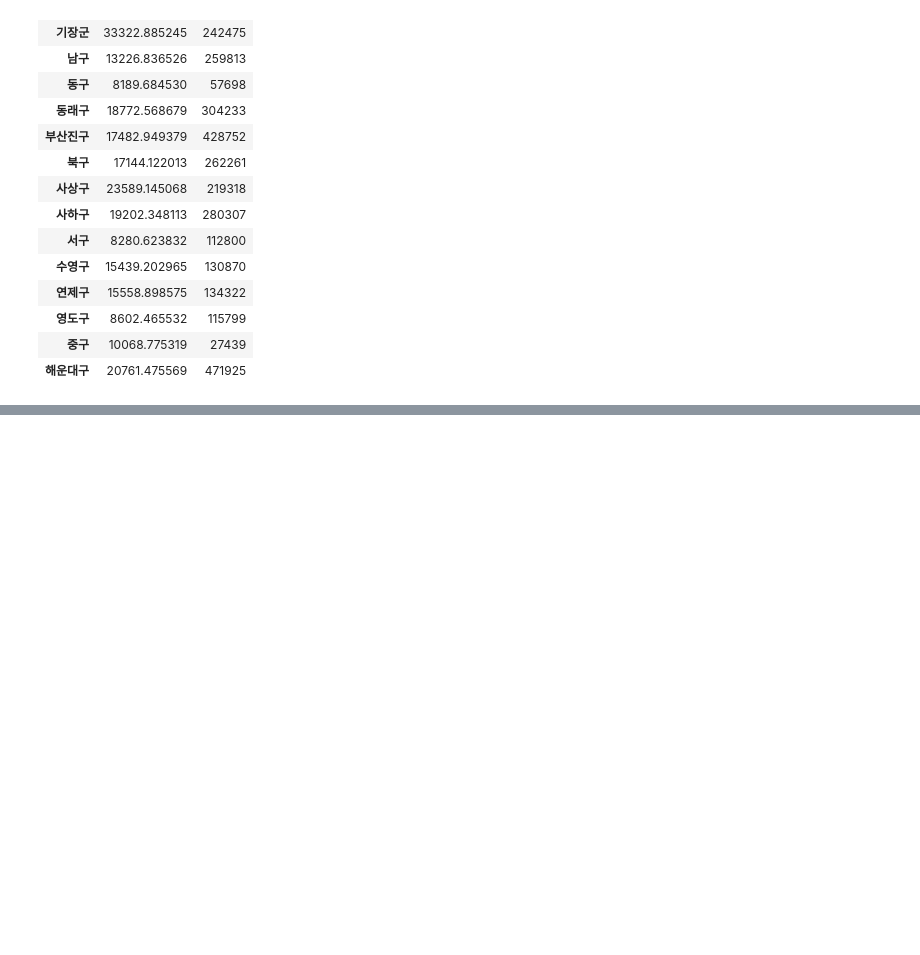
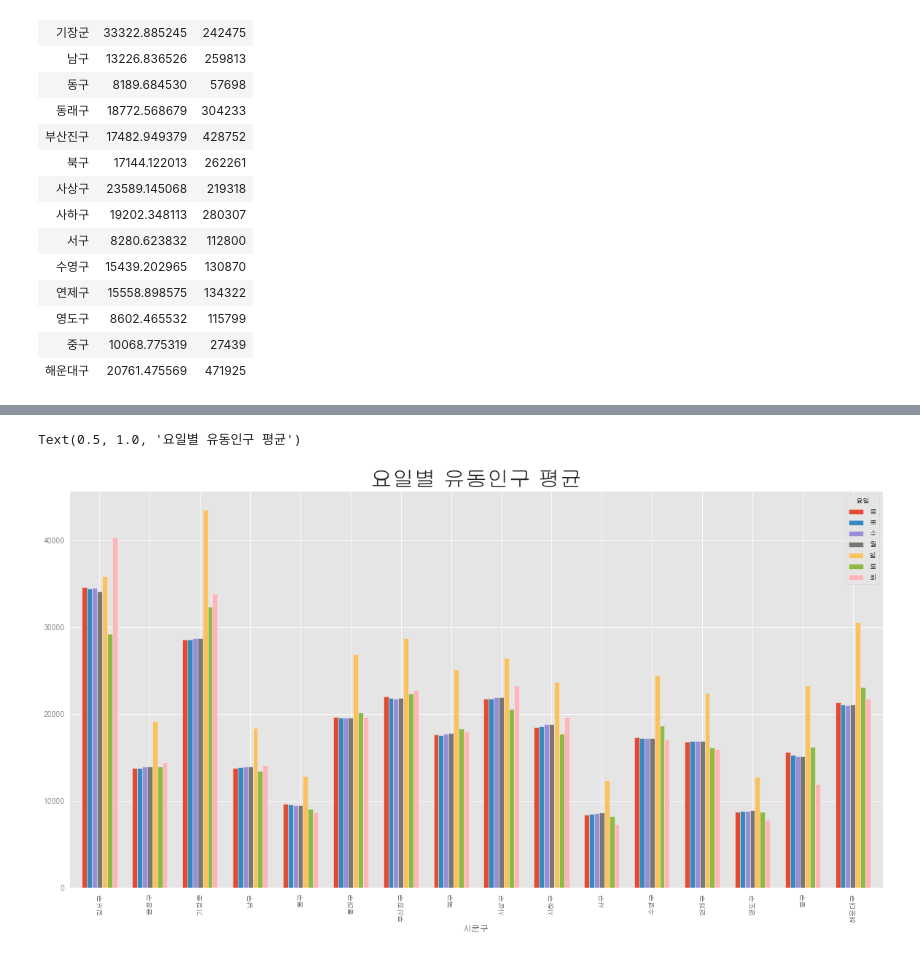
Before and after one commit to kim-juwan/bts, a Jupyter notebook: Untitled1.ipynb, the cells around one changed output, grey strips where cells are left out. Cells and saved outputs as stored; diff of their text form; code cells hidden in the pictures; blank space fills up the shorter version.

```diff
--- a/Untitled1.ipynb
+++ b/Untitled1.ipynb
@@ -407,19 +407,22 @@ Text(0.5, 1.0, '지역구에 따른 콜택시 통화건수 총합 : 퇴근 시
 # %%
 week_m = df_week.groupby('요일').mean()['유동인구']
 
 week_m = df_week.pivot_table('유동인구',columns='요일',index='시군구',aggfunc='mean',fill_value=0)
 
 
 
 plt.style.use('ggplot')
 week_m.plot(kind='bar',figsize=(20,10),width=0.7)
 # plt.ylim(0,250000000)
 # fig = plt.figure(figsize=(20,10))
 # ax1 = fig.add_subplot(1,1,1)
 # ax1 = [['월','화','수','목','금','토','일']].plot(kind='bar',figsize=(20,10),width=0.7,color ='mediumslateblue')
 # plt.xticks(rotation=45)
 # ax1.set_xlabel('요일', size=25)
 # ax1.set_ylabel('총 콜택시 통화건수',size=25)
 
 
-plt.title('요일에 유동인구 평균',size=30)
+plt.title('요일별 유동인구 평균',size=30)
+# %% [output]
+Text(0.5, 1.0, '요일별 유동인구 평균')
+[figure, added]
```
Also changed, not shown: parts of 27 cells of this notebook, 2 other files.
